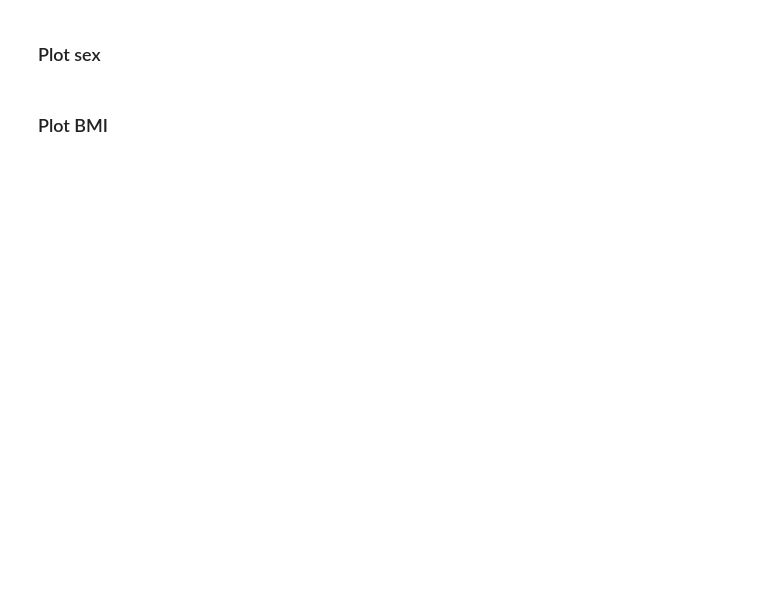
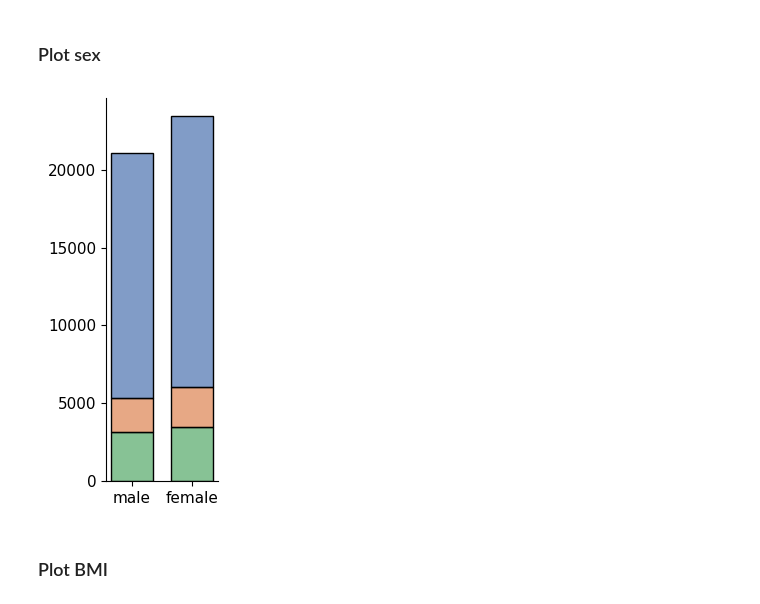
Before and after one commit to FerminT/BrainVAE, a Jupyter notebook: distribution_plots.ipynb, the cells around one changed output. Drawn from its saved outputs; the diff is of its cells as text; code cells hidden in the pictures; blank space fills up the shorter version.

```diff
--- a/distribution_plots.ipynb
+++ b/distribution_plots.ipynb
@@ -100,19 +106,20 @@ plt.show()
 # %% [markdown]
 ### Plot sex
 # %%
-sns.set_theme()
-# make the figure bigger so that everything fits when it is saved
-plt.figure(figsize=(3, 5))
+sns.reset_defaults()
+fig, ax = plt.subplots(figsize=(2, 4.38))
 sns.set_style({'axes.grid' : False})
-sns.histplot(data=general_df, x='gender', hue='split', multiple='stack', alpha=0.5, legend=True, shrink=.7)
-sns.move_legend(plt.gca(), "center right", bbox_to_anchor=(1.1, 0.5), bbox_transform=plt.gcf().transFigure)
-plt.xlabel('Sex')
-plt.ylabel('Count')
-plt.title('Sex distribution in all datasets')
+sns.histplot(data=general_df, x='gender', hue='split', multiple='stack', alpha=0.7, shrink=.7, legend=False, palette='deep', ax=ax)
+ax.set_xlabel('')
+ax.set_ylabel('')
+ax.tick_params(axis='both', which='major', labelsize=11)
+# plt.title('Sex distribution in all datasets')
 sns.despine()
 plt.tight_layout()
 plt.savefig('sex_distribution_general.png', dpi=300, transparent=True)
 plt.show()
+# %% [output]
+[figure, added]
 # %% [markdown]
 ### Plot BMI
 # %%
```
Also changed, not shown: parts of 3 cells of this notebook.
